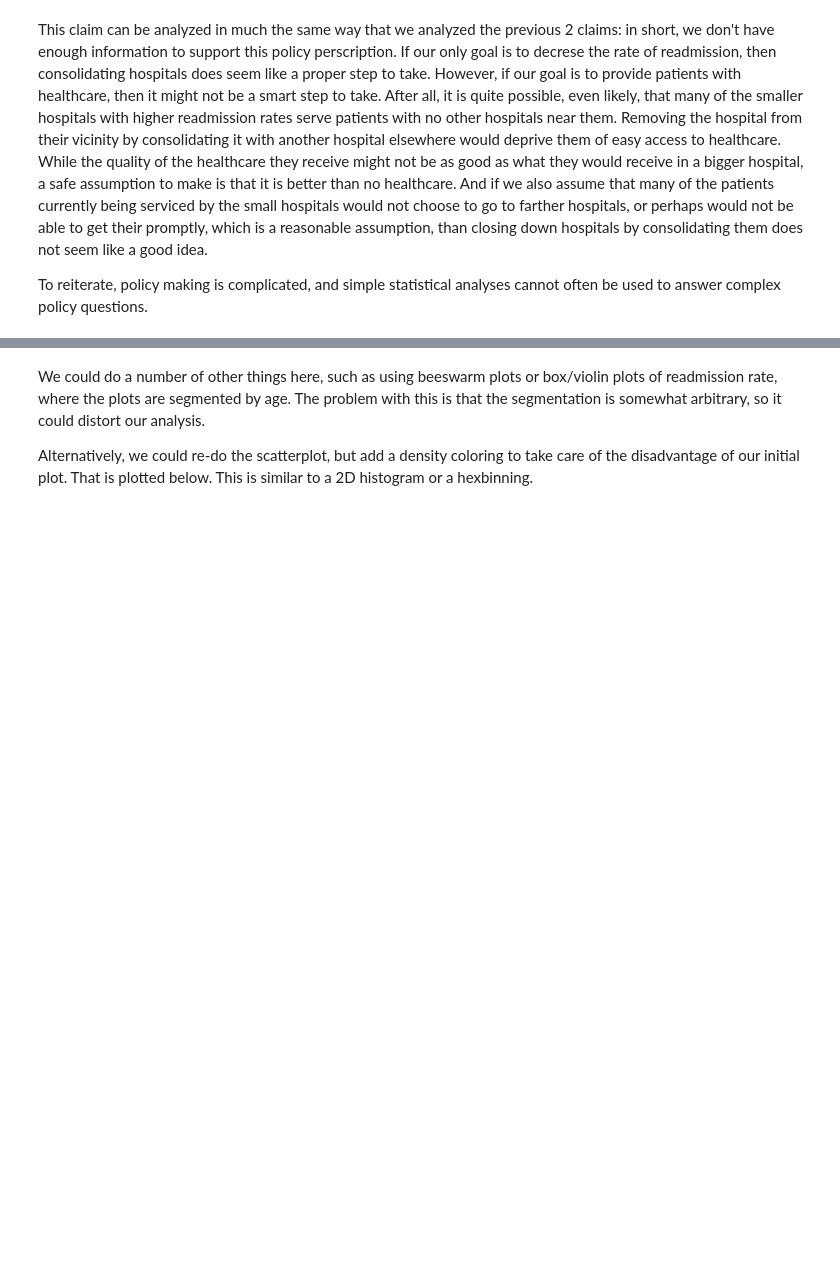
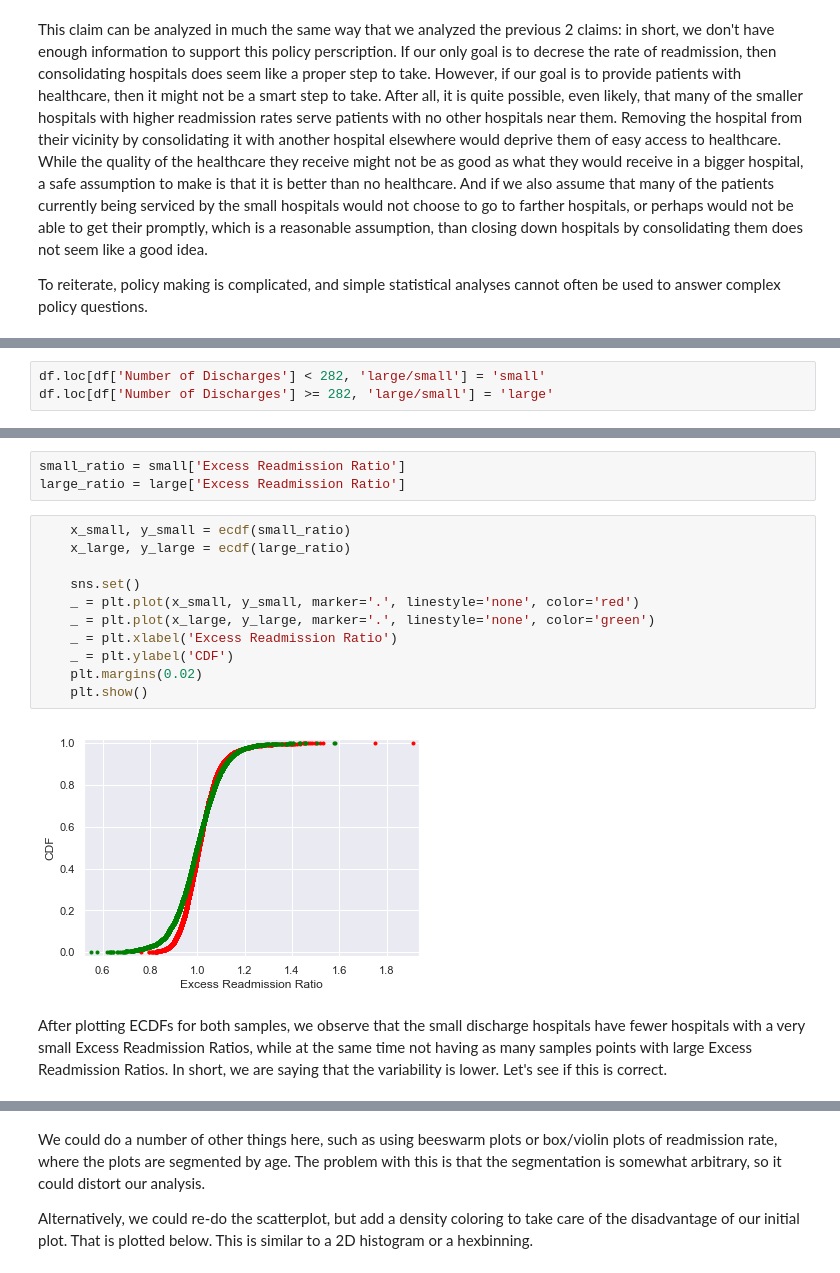
Before and after one commit to gblinick/Hospital-Readmissions-EDA, a Jupyter notebook: sliderule_dsi_inferential_statistics_exercise_3.ipynb, the cells around one changed output, grey strips where cells are left out. Saved outputs shown, nothing was run; the diff lists cells and outputs as text; blank space fills up the shorter version.

```diff
--- a/sliderule_dsi_inferential_statistics_exercise_3.ipynb
+++ b/sliderule_dsi_inferential_statistics_exercise_3.ipynb
@@ -421,0 +448,3 @@ To reiterate, policy making is complicated, and simple statistical analyses cann
+# %%
+df.loc[df['Number of Discharges'] < 282, 'large/small'] = 'small'
+df.loc[df['Number of Discharges'] >= 282, 'large/small'] = 'large'
@@ -421,0 +501,18 @@ To reiterate, policy making is complicated, and simple statistical analyses cann
+# %%
+small_ratio = small['Excess Readmission Ratio']
+large_ratio = large['Excess Readmission Ratio']
+# %%
+    x_small, y_small = ecdf(small_ratio)
+    x_large, y_large = ecdf(large_ratio)
+
+    sns.set()
+    _ = plt.plot(x_small, y_small, marker='.', linestyle='none', color='red')
+    _ = plt.plot(x_large, y_large, marker='.', linestyle='none', color='green')
+    _ = plt.xlabel('Excess Readmission Ratio')
+    _ = plt.ylabel('CDF')
+    plt.margins(0.02)
+    plt.show()
+# %% [output]
+[figure, added]
+# %% [markdown]
+After plotting ECDFs for both samples, we observe that the small discharge hospitals have fewer hospitals with a very small Excess Readmission Ratios, while at the same time not having as many samples points with large Excess Readmission Ratios. In short, we are saying that the variability is lower. Let's see if this is correct.
```
Also changed, not shown: parts of 53 cells of this notebook.
